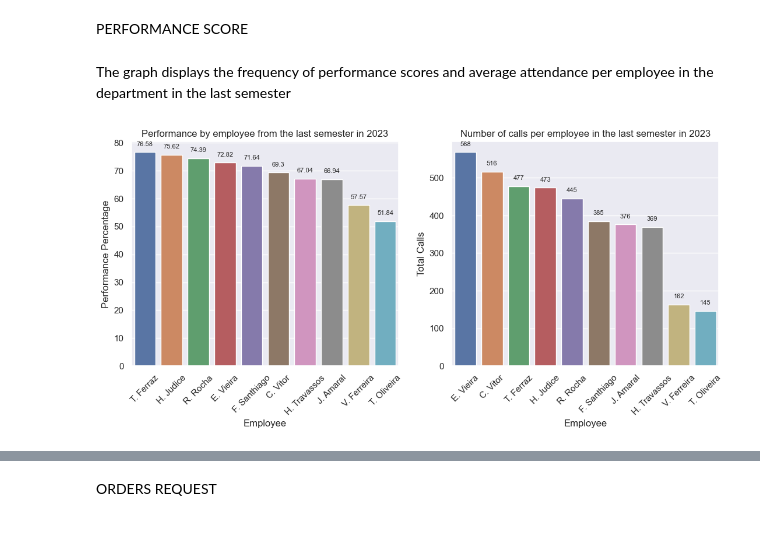
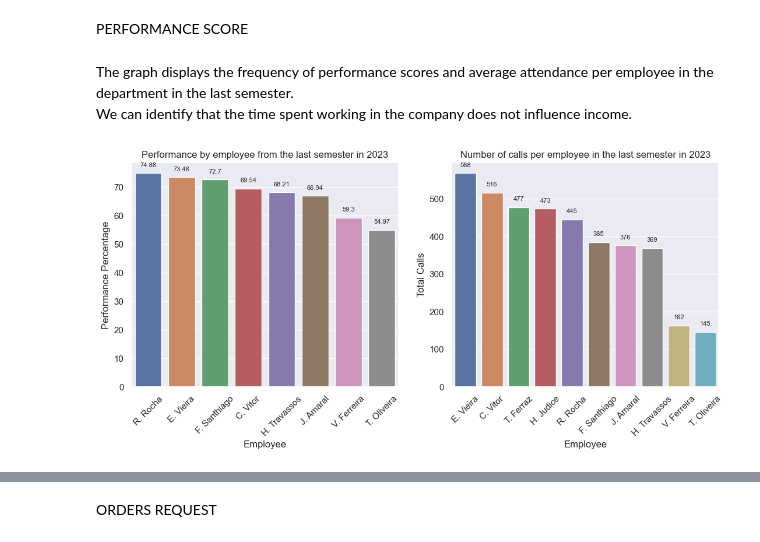
Before and after one commit to erickvieiras/callcenter_performance, a Jupyter notebook: notebook/callcenter.ipynb, the cells around one changed output, grey strips where cells are left out. Drawn from its saved outputs; the diff is of its cells as text; code cells hidden in the pictures.

Commit message:
Included profile analysis to acquire new employees for the department. Updated some graph descriptions

```diff
--- a/notebook/callcenter.ipynb
+++ b/notebook/callcenter.ipynb
@@ -496,34 +498,36 @@ plt.show()
 # %% [markdown]
 PERFORMANCE SCORE
 # %% [markdown]
-The graph displays the frequency of performance scores and average attendance per employee in the department in the last semester
+The graph displays the frequency of performance scores and average attendance per employee in the department in the last semester.
+<br>
+We can identify that the time spent working in the company does not influence income.
 # %%
-aux01 = aux00 = df5.loc[(df5['status'] == 'Active') & (df5['year'] == 2023) & (df5['number_month'] > 6) & (df5['calls_taken'] > 0)]
+aux01 = aux00 = df5.loc[(df5['status'] == 'Active') & (df5['year'] == 2023) & (df5['number_month'] >= 6) & (df5['calls_taken'] > 0) & (df5['employment_tenure'] != '5 Months')]
 aux01 = aux01.groupby(['employee'])['performance'].mean().reset_index().sort_values('performance', ascending = False)
 plt.subplot(1,2,1)
 barplot2 = sns.barplot(data = aux01, x = 'employee', y = 'performance', hue = 'employee')
 plt.title('Performance by employee from the last semester in 2023')
 plt.xlabel('Employee')
 plt.ylabel('Performance Percentage')
 plt.xticks(rotation = 45)
 
 for p in barplot2.patches:
     barplot2.annotate(f'{np.round(float(p.get_height()),2)}', (p.get_x() + p.get_width() / 2., p.get_height()),
                  ha='center', va='center', xytext=(0, 10), textcoords='offset points', fontsize=8)
 
 plt.subplot(1,2,2)
 aux02 = aux02 = df5.loc[(df5['status'] == 'Active') & (df5['year'] == 2023) & (df5['number_month'] > 6) & (df5['calls_taken'] > 0)]
 aux02 = aux02.groupby(['employee'])['calls_taken'].mean().reset_index().sort_values('calls_taken', ascending = False)
 barplot2 = sns.barplot(data = aux02, x = 'employee', y = 'calls_taken', hue = 'employee')
 plt.title('Number of calls per employee in the last semester in 2023')
 plt.xlabel('Employee')
 plt.ylabel('Total Calls')
 plt.xticks(rotation = 45)
 
 for p in barplot2.patches:
     barplot2.annotate(f'{int(p.get_height())}', (p.get_x() + p.get_width() / 2., p.get_height()),
                  ha='center', va='center', xytext=(0, 10), textcoords='offset points', fontsize=8)
 
 plt.show()
 # %% [output]
-[figure, old version]
+[figure, new version]
```
Also changed, not shown: parts of 8 cells of this notebook.
